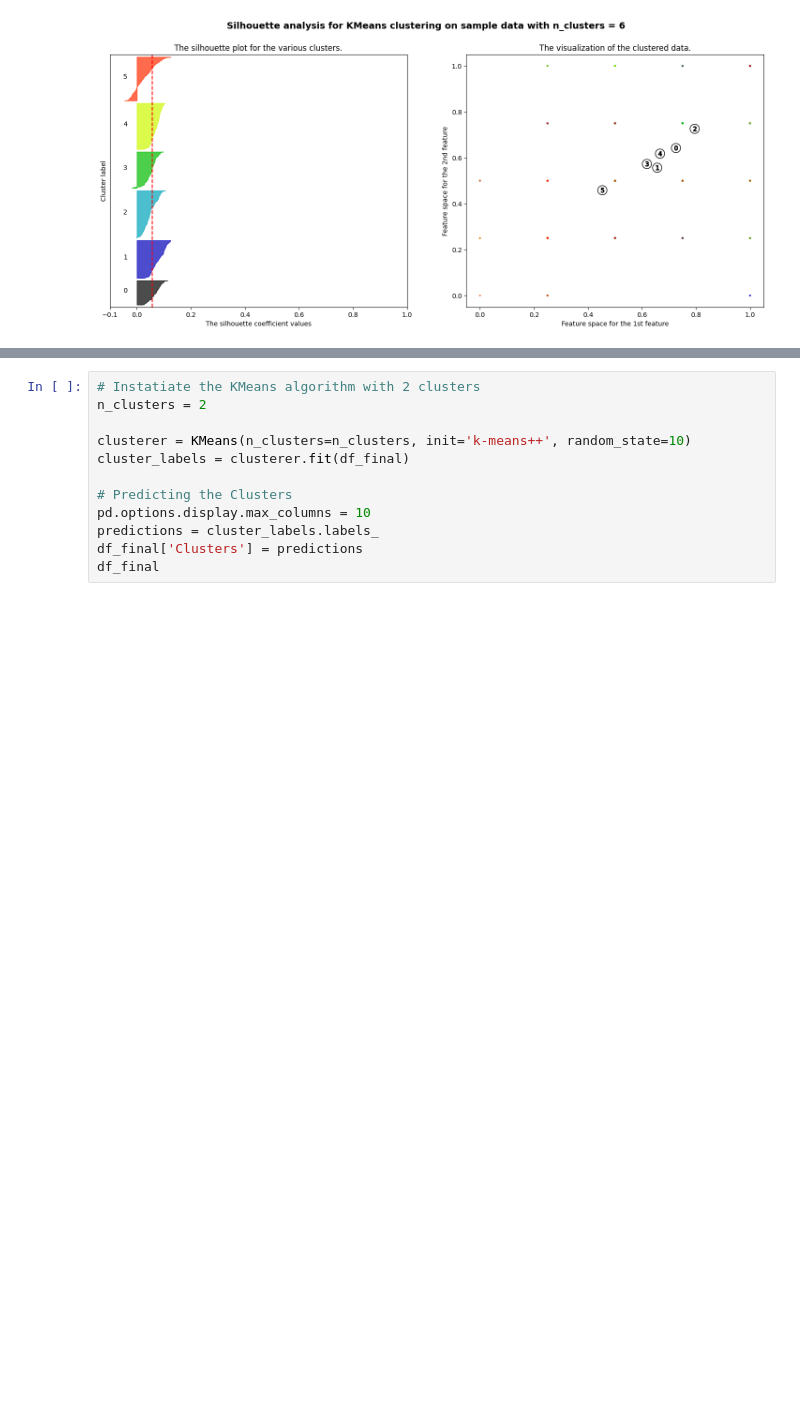
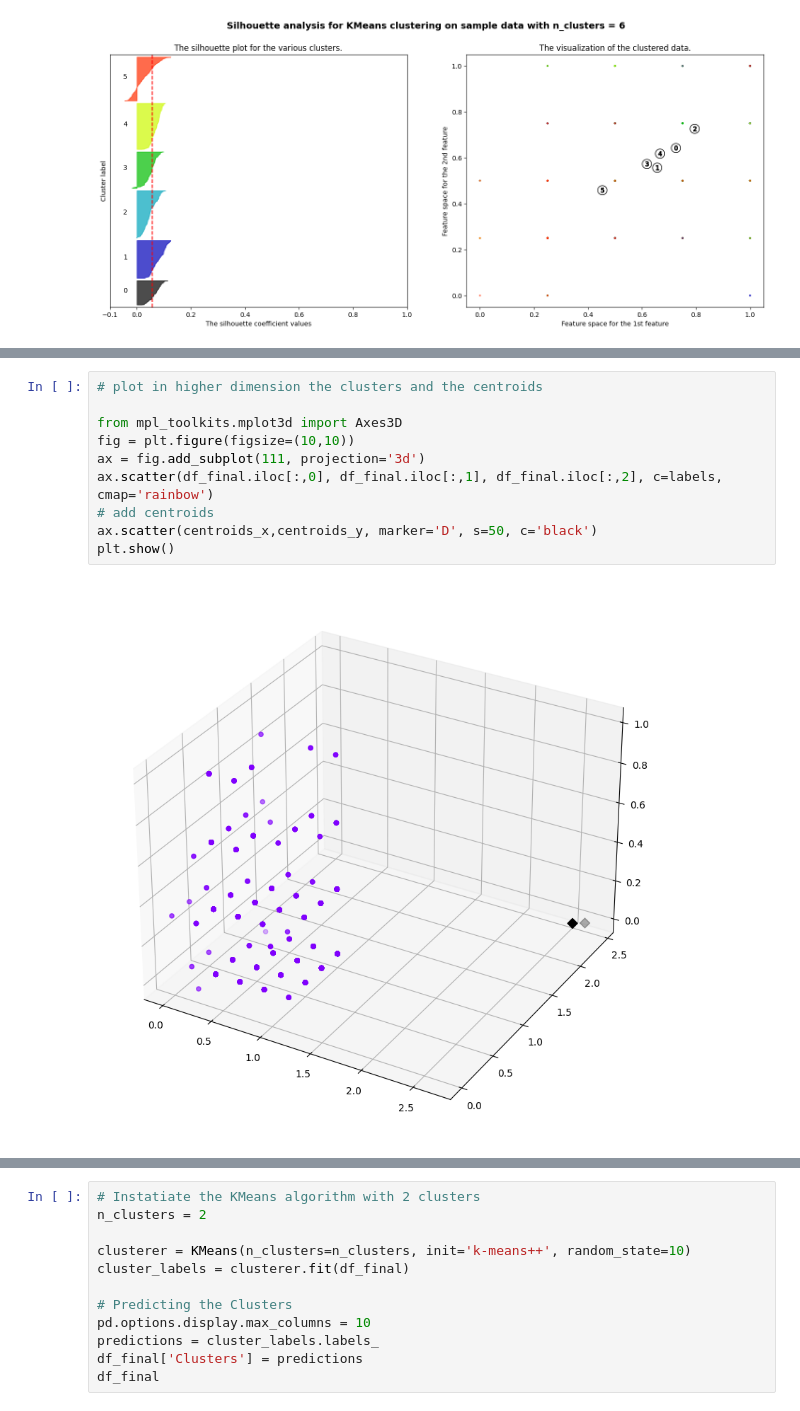
Before and after one commit to 75andybermond/Predict_Student_Performance, a Jupyter notebook: cluster.ipynb, the cells around one changed output, grey strips where cells are left out. Drawn from its saved outputs; the diff is of its cells as text; blank space fills up the shorter version.

```diff
--- a/cluster.ipynb
+++ b/cluster.ipynb
@@ -184,0 +211,12 @@ For n_clusters = 6 The average silhouette_score is : 0.05675219238278901
+# %%
+# plot in higher dimension the clusters and the centroids
+
+from mpl_toolkits.mplot3d import Axes3D
+fig = plt.figure(figsize=(10,10))
+ax = fig.add_subplot(111, projection='3d')
+ax.scatter(df_final.iloc[:,0], df_final.iloc[:,1], df_final.iloc[:,2], c=labels, cmap='rainbow')
+# add centroids
+ax.scatter(centroids_x,centroids_y, marker='D', s=50, c='black')
+plt.show()
+# %% [output]
+[figure, added]
```
Also changed, not shown: parts of 9 cells of this notebook.
